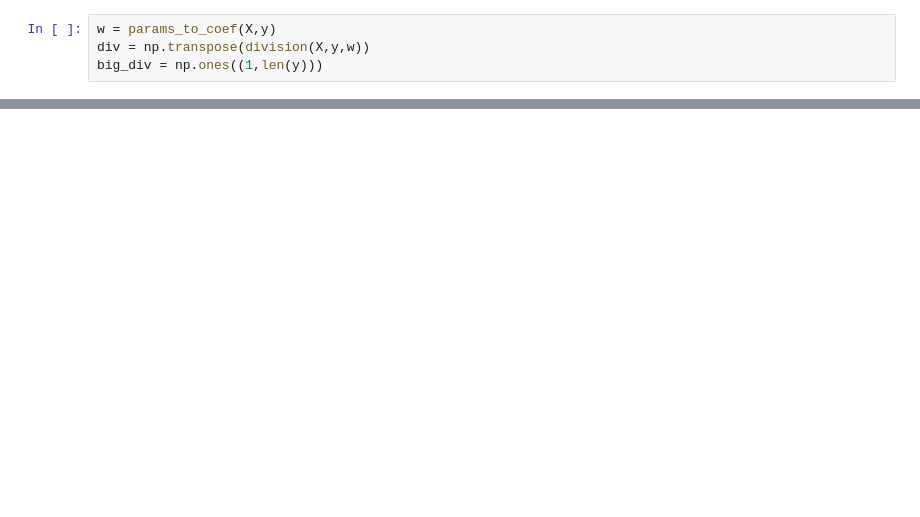
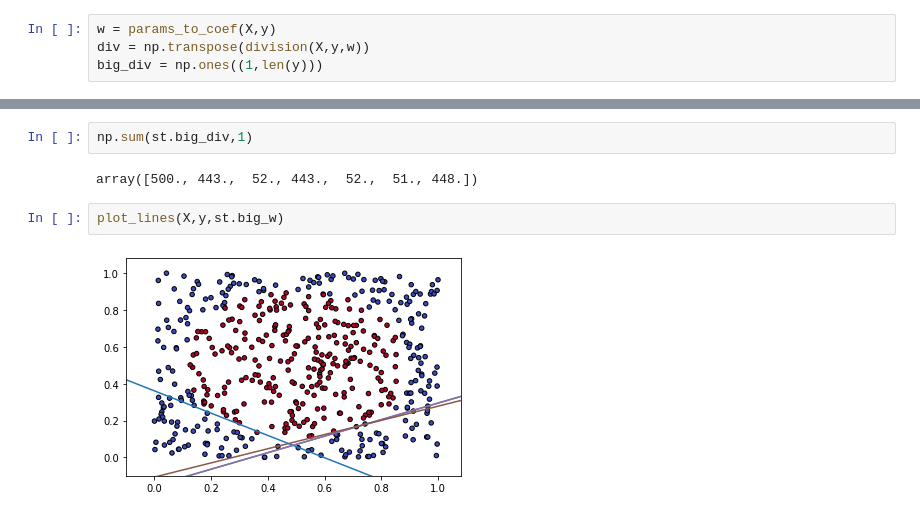
Before and after one commit to guy-amir/tree-comparison, a Jupyter notebook: svm_tree_fresh.ipynb, the cells around one changed output, grey strips where cells are left out. Drawn from its saved outputs; the diff is of its cells as text; blank space fills up the shorter version.

```diff
--- a/svm_tree_fresh.ipynb
+++ b/svm_tree_fresh.ipynb
@@ -164,0 +425,8 @@ st = svm_tree(X,y,2)
+# %%
+np.sum(st.big_div,1)
+# %% [output]
+array([500., 443.,  52., 443.,  52.,  51., 448.])
+# %%
+plot_lines(X,y,st.big_w)
+# %% [output]
+[figure, added]
```
Also changed, not shown: parts of 19 cells of this notebook, 6 other files.
